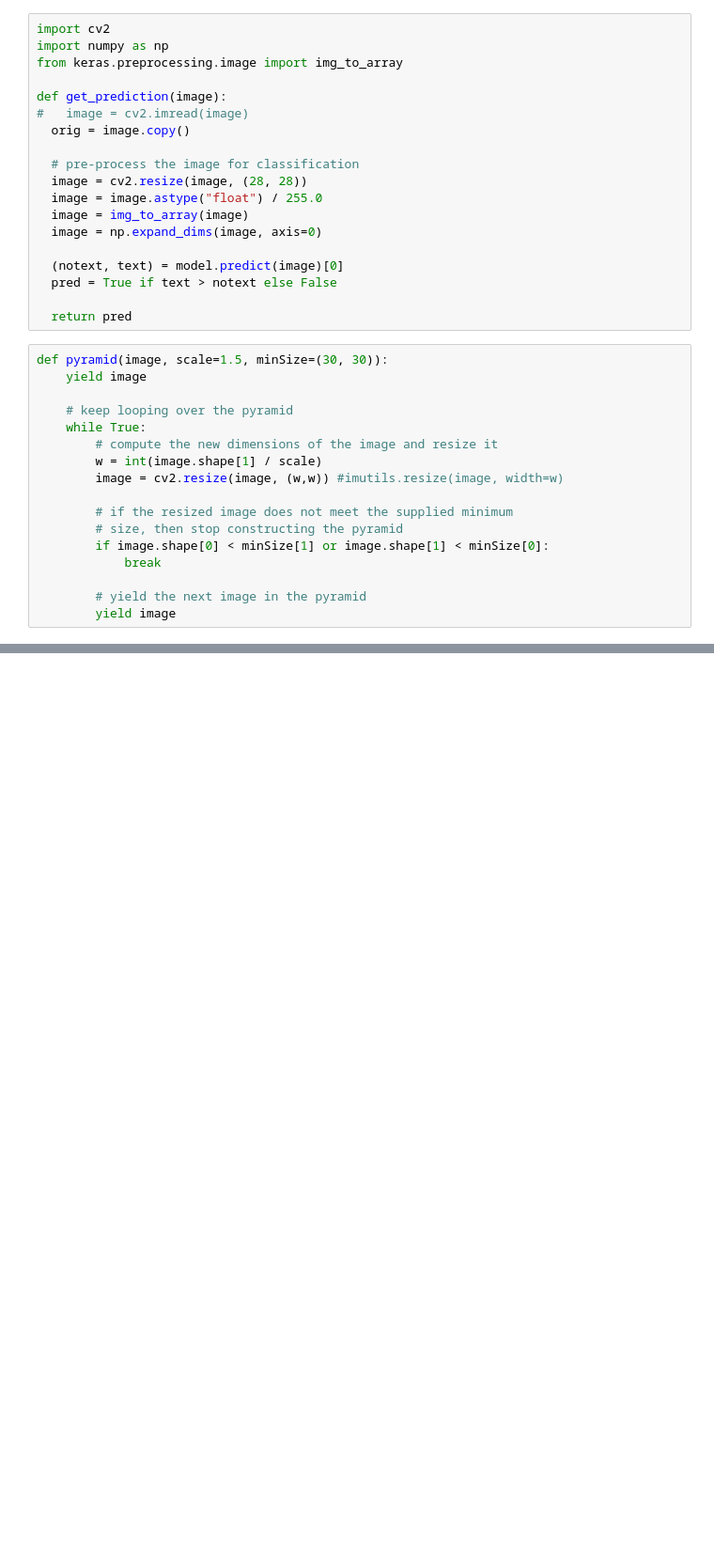
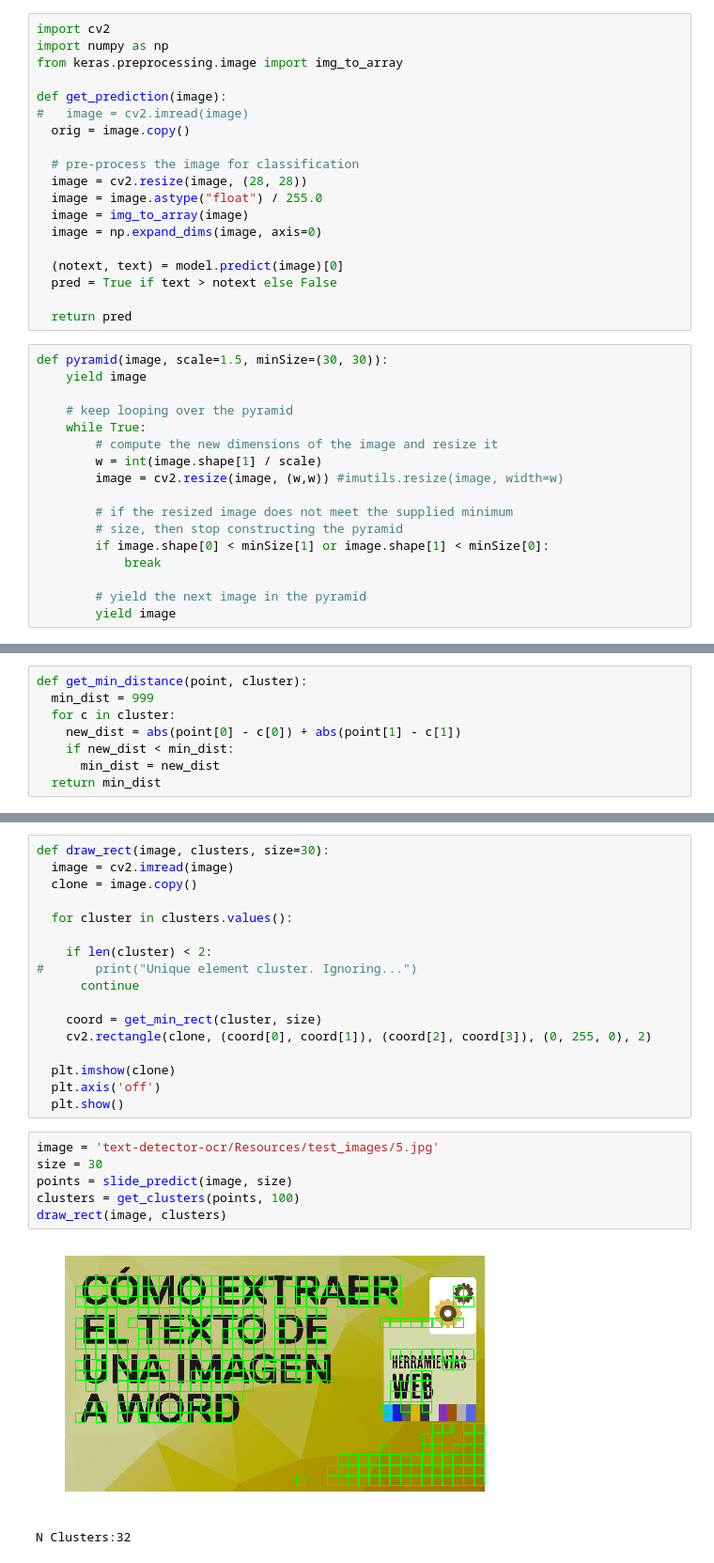
Before and after one commit to daniarnaizg/text-detector-ocr, a Jupyter notebook: Sliding window.ipynb, the cells around one changed output, grey strips where cells are left out. Shown: that part at 94% size. Drawn from its saved outputs; the diff is of its cells as text; blank space fills up the shorter version.

Commit message:
Added cluster finding and cluster rectangle drawing

```diff
--- a/Sliding window.ipynb
+++ b/Sliding window.ipynb
@@ -113,0 +123,8 @@ slide_predict('5.jpg')
+# %%
+def get_min_distance(point, cluster):
+  min_dist = 999
+  for c in cluster:
+    new_dist = abs(point[0] - c[0]) + abs(point[1] - c[1])
+    if new_dist < min_dist:
+      min_dist = new_dist
+  return min_dist
@@ -113,0 +181,26 @@ slide_predict('5.jpg')
+# %%
+def draw_rect(image, clusters, size=30):
+  image = cv2.imread(image)
+  clone = image.copy()
+
+  for cluster in clusters.values():
+
+    if len(cluster) < 2:
+#       print("Unique element cluster. Ignoring...")
+      continue
+
+    coord = get_min_rect(cluster, size)
+    cv2.rectangle(clone, (coord[0], coord[1]), (coord[2], coord[3]), (0, 255, 0), 2)
+
+  plt.imshow(clone)
+  plt.axis('off')
+  plt.show()
+# %%
+image = 'text-detector-ocr/Resources/test_images/5.jpg'
+size = 30
+points = slide_predict(image, size)
+clusters = get_clusters(points, 100)
+draw_rect(image, clusters)
+# %% [output]
+[figure, added]
+N Clusters:32
```
Also changed, not shown: parts of 12 cells of this notebook.
